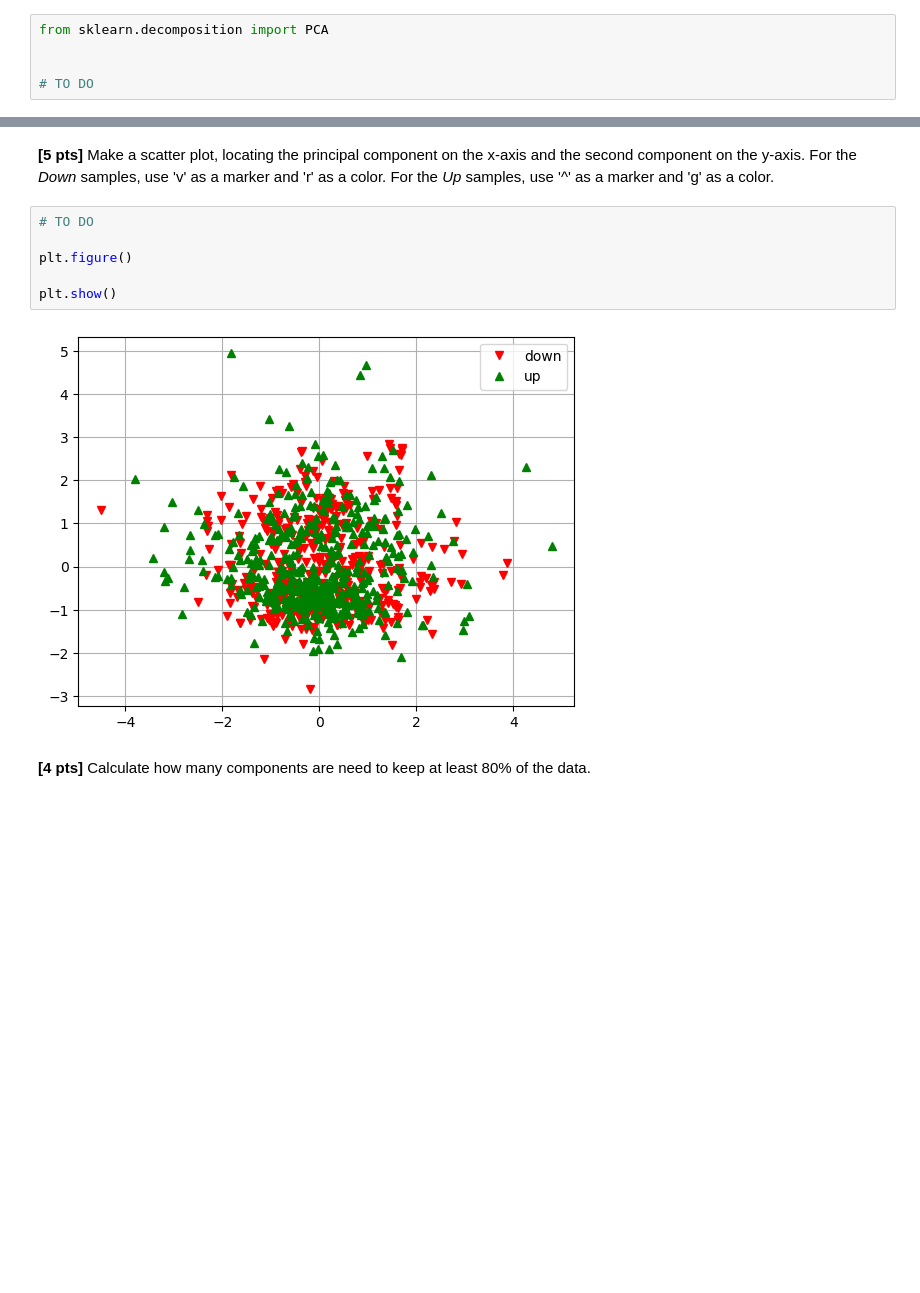
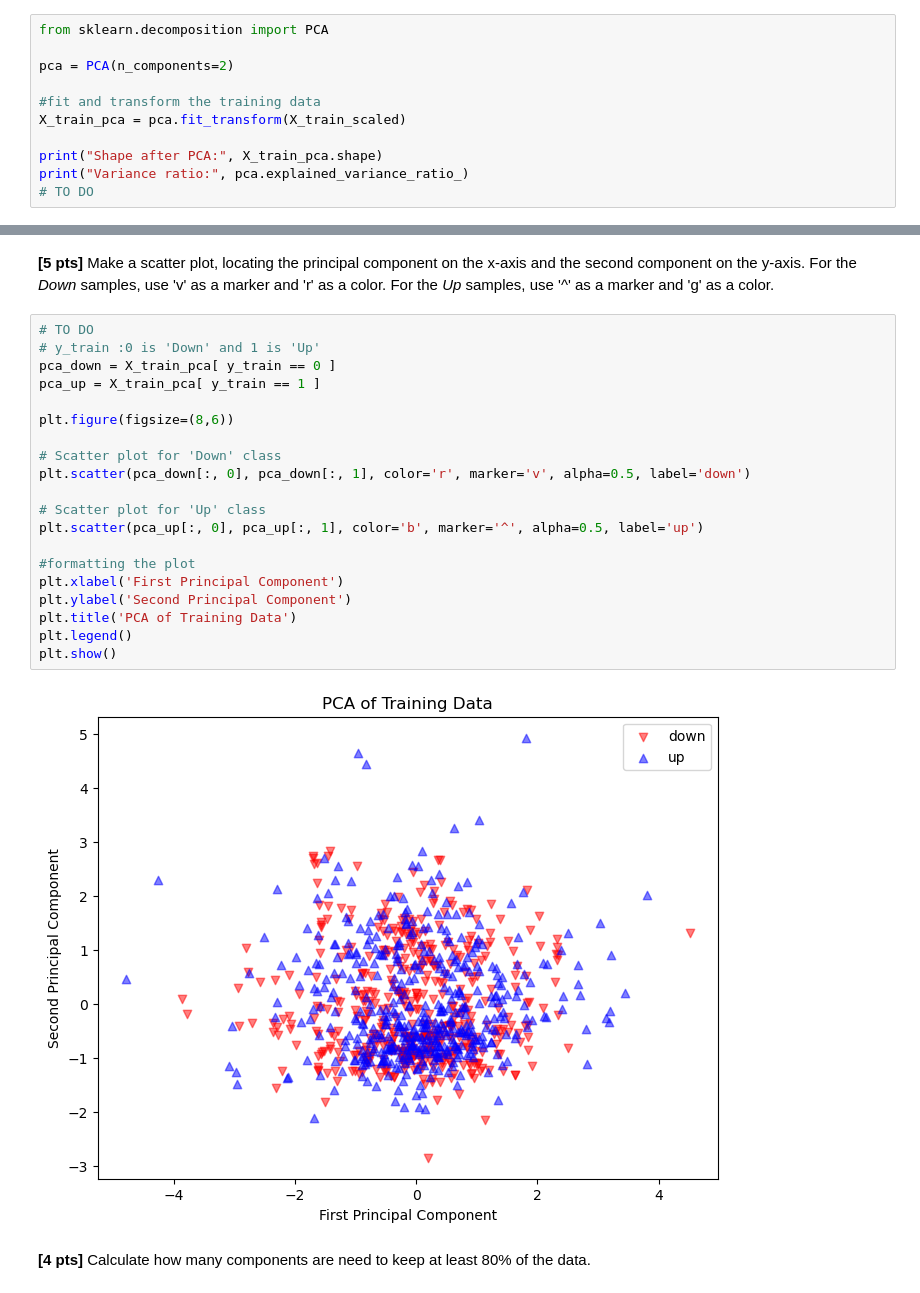
Before and after one commit to Daljeet1238/ACS-Coursework, a Jupyter notebook: ACS- 4953 Intro to Machine Learning/Assignment3/A3_2026.ipynb, the cells around one changed output, grey strips where cells are left out. Saved outputs shown, nothing was run; the diff lists cells and outputs as text; blank space fills up the shorter version.

```diff
--- a/ACS- 4953 Intro to Machine Learning/Assignment3/A3_2026.ipynb
+++ b/ACS- 4953 Intro to Machine Learning/Assignment3/A3_2026.ipynb
@@ -137,5 +139,11 @@ So, we will use PCA to reduce dimensionality into two PCA.
 # %%
 from sklearn.decomposition import PCA
 
+pca = PCA(n_components=2)
 
+#fit and transform the training data
+X_train_pca = pca.fit_transform(X_train_scaled)
+
+print("Shape after PCA:", X_train_pca.shape)
+print("Variance ratio:", pca.explained_variance_ratio_)
 # TO DO
@@ -143,12 +154,26 @@ from sklearn.decomposition import PCA
 **[5 pts]** Make a scatter plot, locating the principal component on the x-axis and the second component on the y-axis. For the *Down* samples, use 'v' as a marker and 'r' as a color. For the *Up* samples, use '^' as a marker and 'g' as a color.
 # %%
 # TO DO
+# y_train :0 is 'Down' and 1 is 'Up'
+pca_down = X_train_pca[ y_train == 0 ]
+pca_up = X_train_pca[ y_train == 1 ]
 
-plt.figure()
+plt.figure(figsize=(8,6))
 
+# Scatter plot for 'Down' class
+plt.scatter(pca_down[:, 0], pca_down[:, 1], color='r', marker='v', alpha=0.5, label='down')
+
+# Scatter plot for 'Up' class
+plt.scatter(pca_up[:, 0], pca_up[:, 1], color='b', marker='^', alpha=0.5, label='up')
+
+#formatting the plot
+plt.xlabel('First Principal Component')
+plt.ylabel('Second Principal Component')
+plt.title('PCA of Training Data')
+plt.legend()
 plt.show()
 # %% [output]
-[figure, old version]
+[figure, new version]
 # %% [markdown]
 **[4 pts]** Calculate how many components are need to keep at least 80% of the data.
 # %%
```
Also changed, not shown: parts of 7 cells of this notebook.
